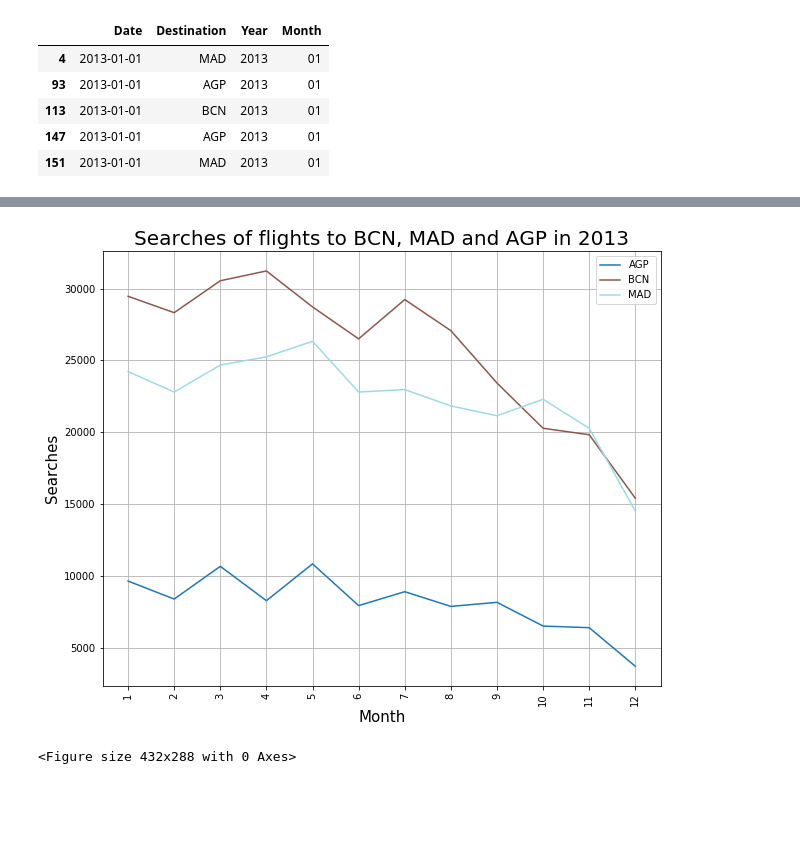
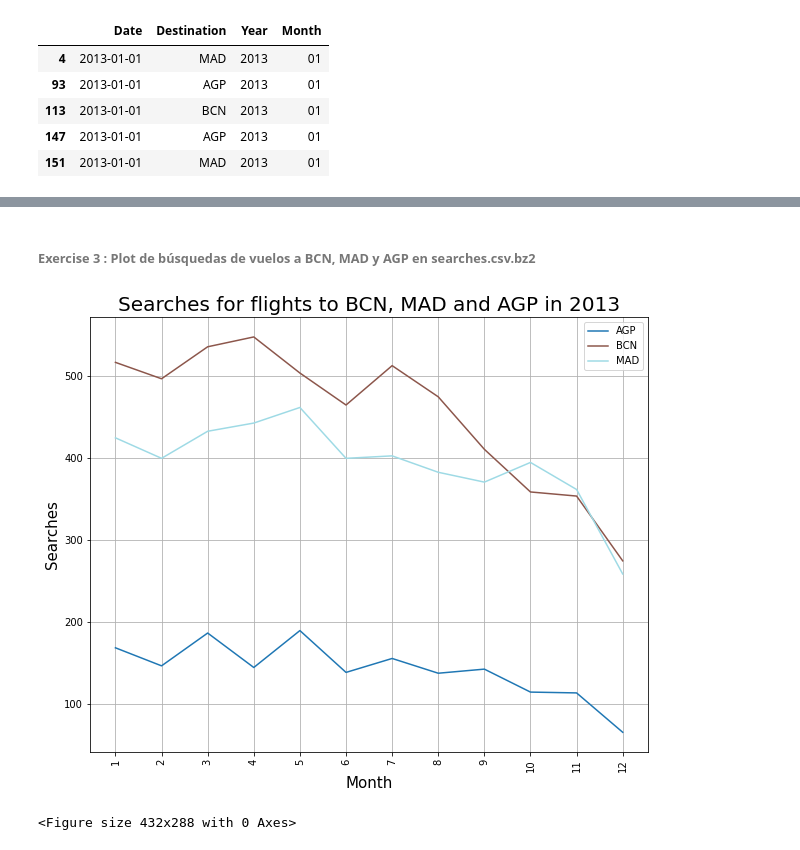
Before and after one commit to bdeotto/reto_Amadeus, a Jupyter notebook: reto_Amadeus.ipynb, the cells around one changed output, grey strips where cells are left out. Cells and saved outputs as stored; diff of their text form; code cells hidden in the pictures; blank space fills up the shorter version.

Commit message:
Ejercicio 3 corregido

```diff
--- a/reto_Amadeus.ipynb
+++ b/reto_Amadeus.ipynb
@@ -955,0 +984,8 @@ df_searches_sample_rduced.shape: (335, 45)
+# %%
+# Para guardar el dataframe searches limpio y completo como csv.bz2:
+
+globals()['dfc0'].to_csv('searches_clean.csv.bz2',compression='bz2',\
+                         sep='^',index=False)
+for i in range(1,n_dfc):
+    globals()['dfc'+str(i)].to_csv('searches_clean.csv.bz2',compression='bz2',\
+                                   sep='^',index=False,mode='a',header=False)
@@ -955,0 +1004,19 @@ df_searches_sample_rduced.shape: (335, 45)
+# %%
+# Para reconstruir el dataframe searches solo con filas y columnas relevantes para el ejercicio 3:
+# Path para searches_clean en primera celda.
+
+t_0=time.process_time()
+
+rlvnt_cols=['Date','Destination']
+rlvnt_rows=['AGP','MAD','BCN'] # Aeropuertos de destino relevantes
+
+reader=pd.read_csv(path_searches_clean,compression='bz2',iterator=True,\
+                   sep='^',chunksize=huge_chk,usecols=rlvnt_cols)
+df_se_cln_rdz=pd.DataFrame()
+for i, df in enumerate(reader):
+    df_mini=df[df['Destination'].isin(rlvnt_rows)]
+    df_se_cln_rdz=df_se_cln_rdz.append(df_mini)
+    print (f'Filas añadidas hasta {i+1}-ésimo chunk: {len(df_se_cln_rdz)}')
+
+tempus=time.process_time()-t_0
+print (f'Tiempo de proceso: {tempus}')
@@ -956,9 +1029,9 @@ df_searches_sample_rduced.shape: (335, 45)
 # %%
-df_searches_sample_mini=df_searches_sample_rduced[['Date','Destination']].copy()
-df_searches_sample_mini['Year']=df_searches_sample_mini['Date'].str.split('-').str[0]
-df_searches_sample_mini['Month']=df_searches_sample_mini['Date'].str.split('-').str[1]
+# Ajustes para tratar las fechas:
 
-df_searches_sample_mini.head()
+df_se_cln_rdz['Year']=df_se_cln_rdz['Date'].str.split('-').str[0]
+df_se_cln_rdz['Month']=df_se_cln_rdz['Date'].str.split('-').str[1]
+df_se_cln_rdz.head()
 # %% [output]
 |  | Date | Destination | Year | Month |
 | 4 | 2013-01-01 | MAD | 2013 | 01 |
@@ -969,5 +1050,9 @@ df_searches_sample_mini.head()
 # %%
-df_searches_sample_mini.pivot_table(index=['Year','Month'],columns='Destination',values='Date',aggfunc='count')
+# Pivot table de búsquedas de vuelos por meses:
+
+PT_searches=df_se_cln_rdz.pivot_table(index=['Year','Month'],columns='Destination',\
+                                      values='Date',aggfunc='count')
+PT_searches.head(12)
 # %% [output]
 |  | Destination | AGP | BCN | MAD |
 | Year | Month |  |  |  |
@@ -1044,14 +1071,15 @@ df_searches_mini_PT.to_csv('03.out.csv',sep='^')
+# %% [markdown]
+###### Exercise 3 : Plot de búsquedas de vuelos a BCN, MAD y AGP en searches.csv.bz2
 # %%
-import matplotlib.pyplot as plt
-df_searches_mini_PT.plot(figsize=(10,8),cmap='tab20')
+PT_searches.plot(figsize=(10,8),cmap='tab20')
 plt.title('Searches for flights to BCN, MAD and AGP in 2013',fontsize=20)
 plt.grid(True)
 plt.legend(loc='best',fontsize='medium',frameon=True)
 plt.ylabel('Searches',fontsize=15)
 plt.xlabel('Month',fontsize=15)
 plt.xticks(np.arange(12),np.arange(1,13,1),rotation='vertical')
 plt.show()
 plt.savefig('03_out_plot')
 # %% [output]
-[figure, old version]
+[figure, new version]
 <Figure size 432x288 with 0 Axes>
```
Also changed, not shown: parts of 26 cells of this notebook, 2 other files.
